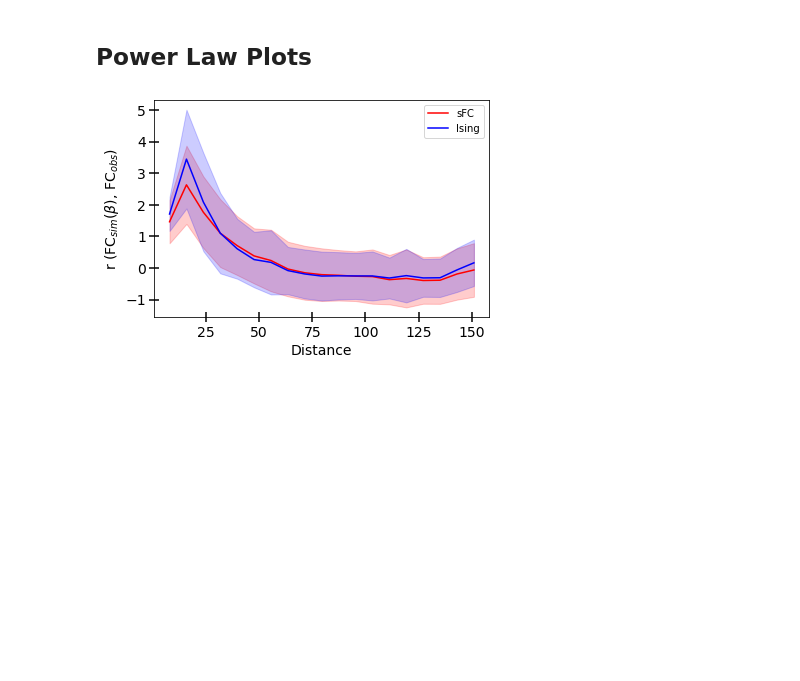
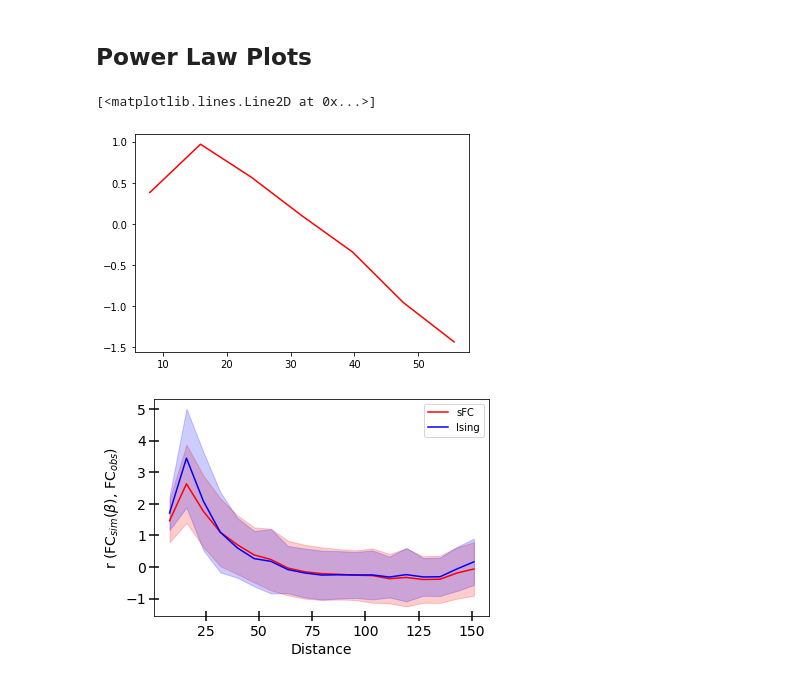
Before and after one commit to shivanshseth/fmri-functional-connectivity-ising, a Jupyter notebook: src/results.ipynb, the cells around one changed output. Drawn from its saved outputs; the diff is of its cells as text; code cells hidden in the pictures; blank space fills up the shorter version.

```diff
--- a/src/results.ipynb
+++ b/src/results.ipynb
@@ -307,6 +308,11 @@ def binned_mean(x, y, n_bins = 20):
 # %%
 x, fc_mean, fc_std = binned_mean(all_x_dists, all_y_fc)
 x, ising_mean, ising_std = binned_mean(all_x_dists, all_y_ising)
+# %%
+plt.plot(x, np.log(fc_mean), color='red', label = 'sFC')
+# %% [output]
+[<matplotlib.lines.Line2D at 0x...>]
+[figure, added]
 # %%
 plt.plot(x, fc_mean, color='red', label = 'sFC')
 plt.plot(x, ising_mean, color='blue', label = 'Ising')
```
Also changed, not shown: parts of 31 cells of this notebook.
